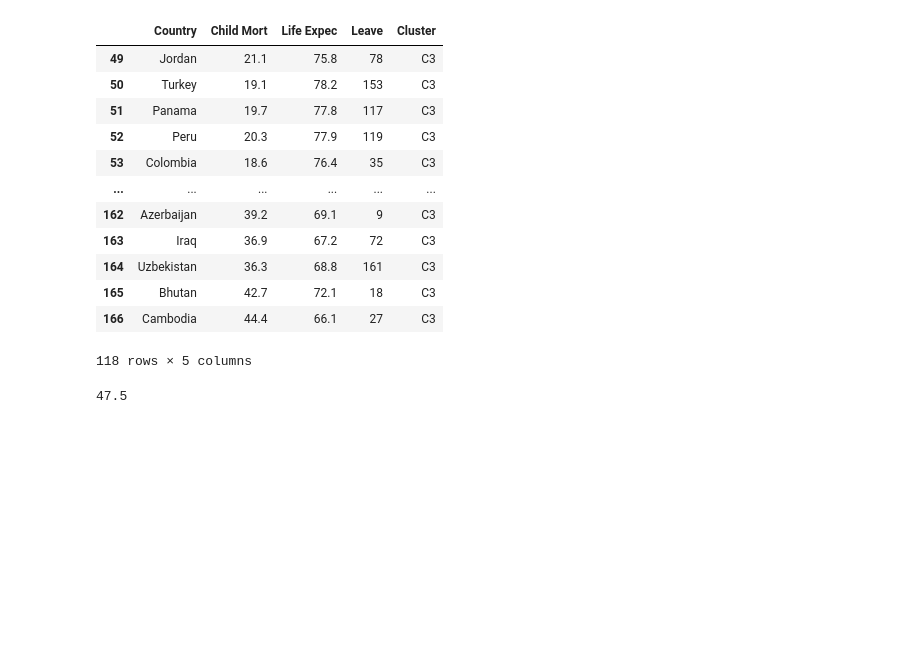
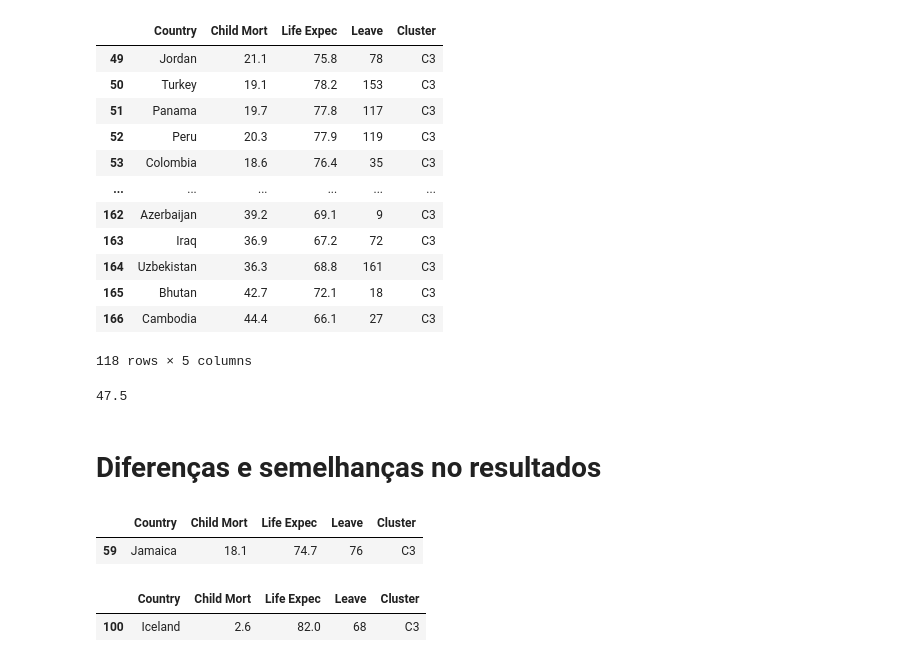
Before and after one commit to GaabrielDiasL/TrabalhoPOS_2, a Jupyter notebook: analise.ipynb, the cells around one changed output. Saved outputs shown, nothing was run; the diff lists cells and outputs as text; code cells hidden in the pictures; blank space fills up the shorter version.

```diff
--- a/analise.ipynb
+++ b/analise.ipynb
@@ -344,3 +345,15 @@ output_df[output_df['Cluster'] == 'C3']
 output_df['Life Expec'][output_df['Cluster'] == 'C1'].min()
 # %% [output]
 47.5
+# %% [markdown]
+<h1>Diferenças e semelhanças no resultados</h1>
+# %%
+output_df[output_df['Country'] == 'Jamaica']
+# %% [output]
+|  | Country | Child Mort | Life Expec | Leave | Cluster |
+| 59 | Jamaica | 18.1 | 74.7 | 76 | C3 |
+# %%
+output_df[output_df['Country'] == 'Iceland']
+# %% [output]
+|  | Country | Child Mort | Life Expec | Leave | Cluster |
+| 100 | Iceland | 2.6 | 82.0 | 68 | C3 |
```
Also changed, not shown: parts of 16 cells of this notebook, 1 other file.
